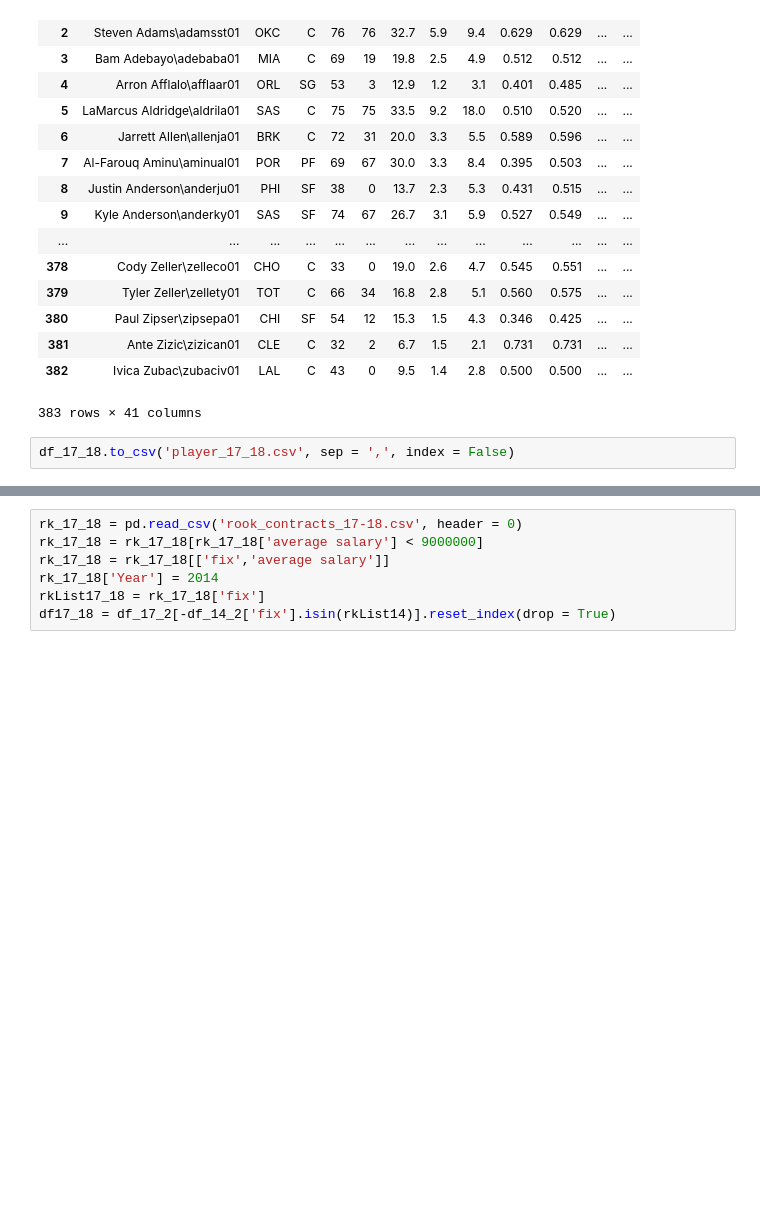
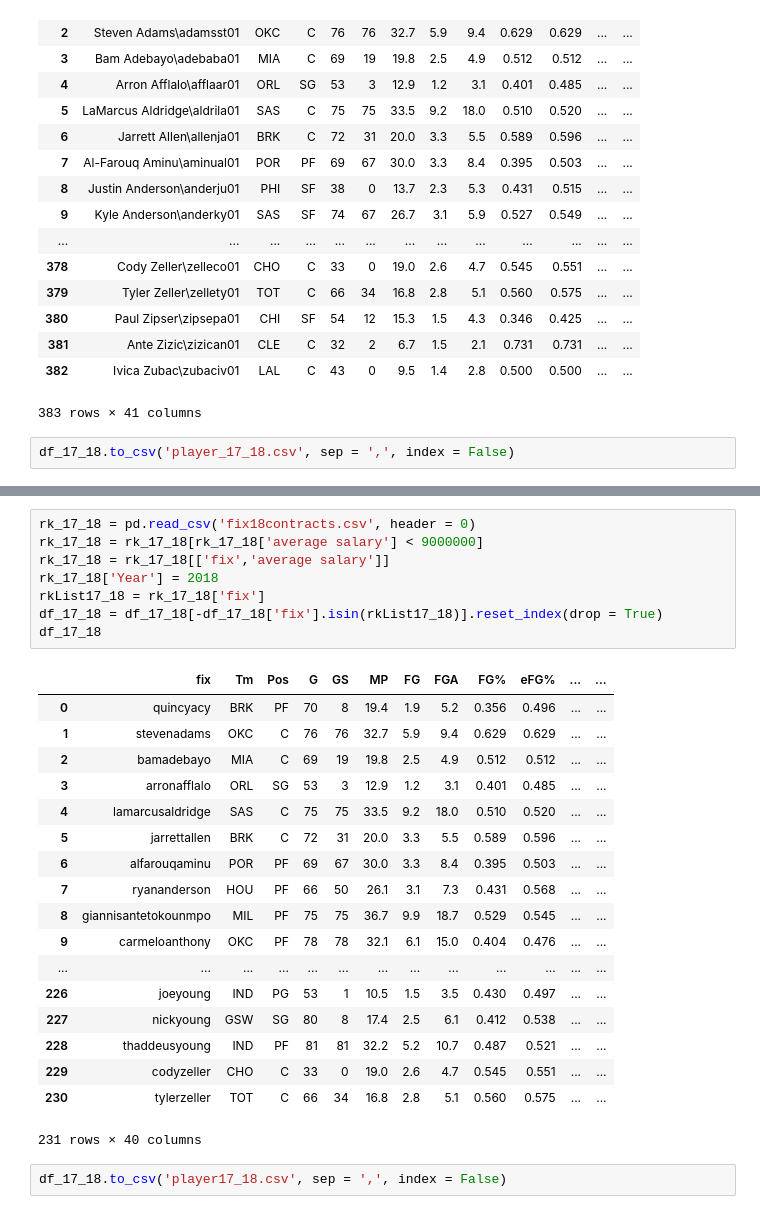
Before and after one commit to konnermacias/Free-Agents, a Jupyter notebook: variable_selection/17_18 Player Data.ipynb, the cells around one changed output, grey strips where cells are left out. Drawn from its saved outputs; the diff is of its cells as text; blank space fills up the shorter version.

Commit message:
free agent list

```diff
--- a/variable_selection/17_18 Player Data.ipynb
+++ b/variable_selection/17_18 Player Data.ipynb
@@ -52,7 +81,29 @@ df_17_18.to_csv('player_17_18.csv', sep = ',', index = False)
 # %%
-rk_17_18 = pd.read_csv('rook_contracts_17-18.csv', header = 0)
+rk_17_18 = pd.read_csv('fix18contracts.csv', header = 0)
 rk_17_18 = rk_17_18[rk_17_18['average salary'] < 9000000]
 rk_17_18 = rk_17_18[['fix','average salary']]
-rk_17_18['Year'] = 2014
+rk_17_18['Year'] = 2018
 rkList17_18 = rk_17_18['fix']
-df17_18 = df_17_2[-df_14_2['fix'].isin(rkList14)].reset_index(drop = True)
+df_17_18 = df_17_18[-df_17_18['fix'].isin(rkList17_18)].reset_index(drop = True)
+df_17_18
+# %% [output]
+|  | fix | Tm | Pos | G | GS | MP | FG | FGA | FG% | eFG% | ... | ... |
+| 0 | quincyacy | BRK | PF | 70 | 8 | 19.4 | 1.9 | 5.2 | 0.356 | 0.496 | ... | ... |
+| 1 | stevenadams | OKC | C | 76 | 76 | 32.7 | 5.9 | 9.4 | 0.629 | 0.629 | ... | ... |
+| 2 | bamadebayo | MIA | C | 69 | 19 | 19.8 | 2.5 | 4.9 | 0.512 | 0.512 | ... | ... |
+| 3 | arronafflalo | ORL | SG | 53 | 3 | 12.9 | 1.2 | 3.1 | 0.401 | 0.485 | ... | ... |
+| 4 | lamarcusaldridge | SAS | C | 75 | 75 | 33.5 | 9.2 | 18.0 | 0.510 | 0.520 | ... | ... |
+| 5 | jarrettallen | BRK | C | 72 | 31 | 20.0 | 3.3 | 5.5 | 0.589 | 0.596 | ... | ... |
+| 6 | alfarouqaminu | POR | PF | 69 | 67 | 30.0 | 3.3 | 8.4 | 0.395 | 0.503 | ... | ... |
+| 7 | ryananderson | HOU | PF | 66 | 50 | 26.1 | 3.1 | 7.3 | 0.431 | 0.568 | ... | ... |
+| 8 | giannisantetokounmpo | MIL | PF | 75 | 75 | 36.7 | 9.9 | 18.7 | 0.529 | 0.545 | ... | ... |
+| 9 | carmeloanthony | OKC | PF | 78 | 78 | 32.1 | 6.1 | 15.0 | 0.404 | 0.476 | ... | ... |
+| ... | ... | ... | ... | ... | ... | ... | ... | ... | ... | ... | ... | ... |
+| 226 | joeyoung | IND | PG | 53 | 1 | 10.5 | 1.5 | 3.5 | 0.430 | 0.497 | ... | ... |
+| 227 | nickyoung | GSW | SG | 80 | 8 | 17.4 | 2.5 | 6.1 | 0.412 | 0.538 | ... | ... |
+| 228 | thaddeusyoung | IND | PF | 81 | 81 | 32.2 | 5.2 | 10.7 | 0.487 | 0.521 | ... | ... |
+| 229 | codyzeller | CHO | C | 33 | 0 | 19.0 | 2.6 | 4.7 | 0.545 | 0.551 | ... | ... |
+| 230 | tylerzeller | TOT | C | 66 | 34 | 16.8 | 2.8 | 5.1 | 0.560 | 0.575 | ... | ... |
+231 rows × 40 columns
+# %%
+df_17_18.to_csv('player17_18.csv', sep = ',', index = False)
```
Also changed, not shown: parts of 1 cell of this notebook, 5 other files.
